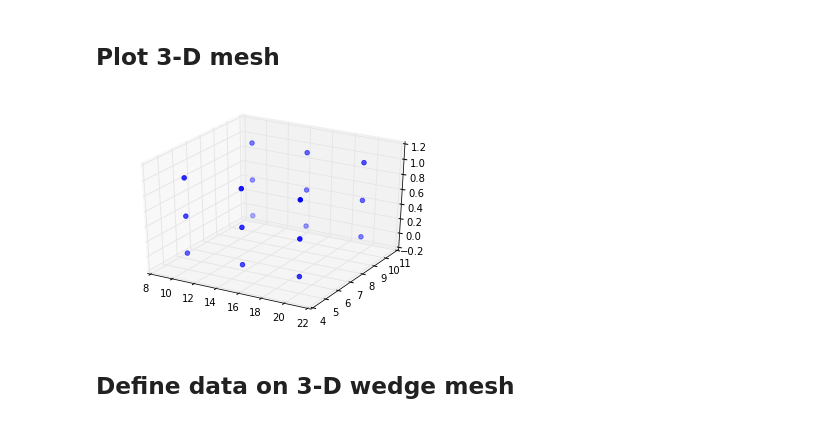
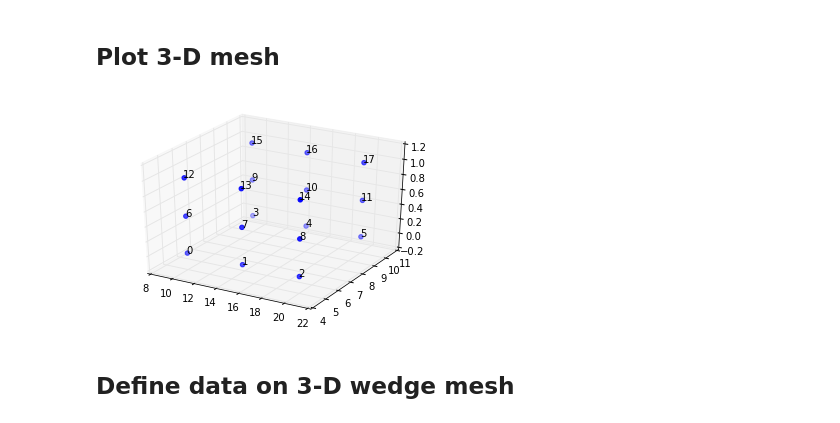
Before and after one commit to dfroger/quickstart, a Jupyter notebook: vtk/unstructured_grid.ipynb, the cells around one changed output. Drawn from its saved outputs; the diff is of its cells as text; code cells hidden in the pictures.

```diff
--- a/vtk/unstructured_grid.ipynb
+++ b/vtk/unstructured_grid.ipynb
@@ -147,13 +149,15 @@ x3d,y3d,z3d,xyz3d = create_3d_mesh(x2d,y2d,z1d)
 # %%
 def plot_3d_mesh(x3d,y3d,z3d):
     fig = plt.figure()
     ax = fig.add_subplot(111, projection='3d')
     ax.scatter(x3d, y3d, z3d, marker='o', color='b')
+    for i,(x,y,z) in enumerate(zip(x3d,y3d,z3d)):
+        ax.text(x,y,z, '%i' % i)
     plt.show()
 
 plot_3d_mesh(x3d,y3d,z3d)
 # %% [output]
-[figure, old version]
+[figure, new version]
 # %% [markdown]
 ## Define data on 3-D wedge mesh
 # %%
```
Also changed, not shown: parts of 11 cells of this notebook, 1 other file.
